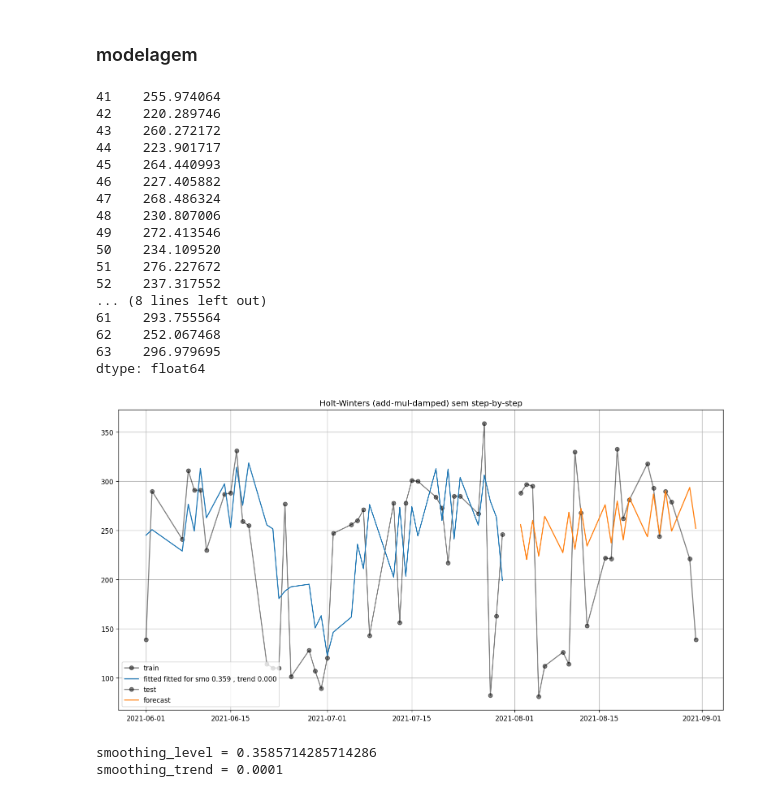
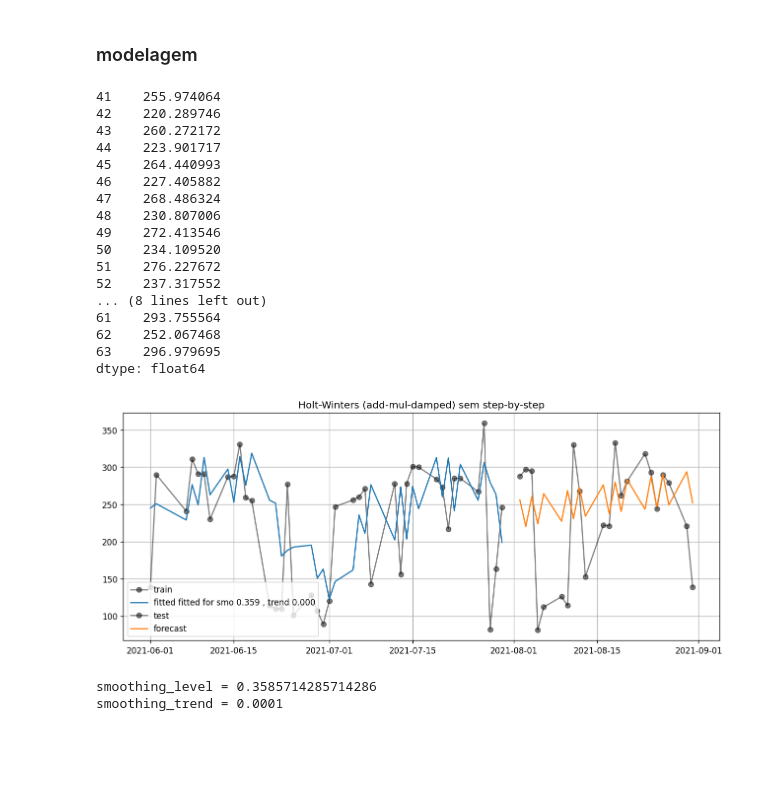
Before and after one commit to guilistocco/TCC_TABELA_DE_HORARIOS, a Jupyter notebook: Notebooks/modelagem OD - Volumes Totais.ipynb, the cells around one changed output. Cells and saved outputs as stored; diff of their text form; code cells hidden in the pictures; blank space fills up the shorter version.

```diff
--- a/Notebooks/modelagem OD - Volumes Totais.ipynb
+++ b/Notebooks/modelagem OD - Volumes Totais.ipynb
@@ -287,7 +321,7 @@ df_results_MA
 | 62 | 2021-08-31 | 139 | 250.461538 |
 63 rows × 3 columns
 # %%
-plt.rcParams["figure.figsize"] = (20,8)
+plt.rcParams["figure.figsize"] = (13,5)
 
 # actual values
 plt.plot(X_train['Data'],X_train['Volume'], marker="o", color="black")
@@ -303,7 +337,7 @@ plt.plot(X_test['Data'],df_results_MA['y_pred'][41:])
 
 plt.grid(visible=True)
 plt.legend(loc = 'upper left', labels = ['y_true', 'fitted', 'test', 'forecast'])
-plt.title('Predição usando Média Móvel de 13 dias')
+plt.title('Predição usando Média Móvel de 13 dias com step-by-step')
 
 plt.show()
 # %% [output]
@@ -386,7 +421,7 @@ smoothing_level = 0.3611241152610771
 | 62 | 2021-08-31 | 139 | 257.885113 |
 63 rows × 3 columns
 # %%
-plt.rcParams["figure.figsize"] = (20,8)
+plt.rcParams["figure.figsize"] = (13,5)
 
 # actual values
 plt.plot(X_train['Data'],X_train['Volume'], marker="o", color="black")
@@ -401,7 +436,7 @@ plt.plot(X_test['Data'],X_test['Volume'], marker="o", color="black", alpha = 0.5
 plt.plot(X_test['Data'],df_results_SES['y_pred'][41:])
 
 plt.legend(loc = 'upper left', labels = ['y_true', 'fitted', 'test', 'forecast'])
-plt.title('Predicao usando Suavizacao Exponencial')
+plt.title('Predição usando Suavização Exponencial com step-by-step')
 plt.grid(visible =True)
 
 plt.show()
@@ -646,7 +681,7 @@ melhor desempenho fica com multiplicative HW damped, mas por muito pouco
 # %% [markdown]
 ### modelagem
 # %%
-plt.figure(figsize=(16, 8))
+plt.figure(figsize=(13,5))
 
 HW4 = ExponentialSmoothing(X_train['Volume'],seasonal_periods=2,trend="add",seasonal="mul",damped_trend=True,use_boxcox=True,initialization_method="estimated").fit()
 
@@ -655,34 +690,34 @@ plt.plot(X_train['Data'],HW4.fittedvalues)
 plt.plot(X_test['Data'],X_test['Volume'], marker="o", color="black", alpha = 0.5)
 plt.plot(X_test['Data'],HW4.forecast(22))
 print(HW4.forecast(23))
 
 plt.legend(loc = 'lower left', labels = ['train',
                     'fitted {}'.format('fitted for smo {:.3f} , trend {:.3f}'.format(HW4.model.params["smoothing_level"], HW4.model.params["smoothing_trend"])),
                     'test', 'forecast'])
 plt.title("Holt-Winters (add-mul-damped) sem step-by-step")
 
 plt.grid(visible=True)
 
 plt.show();
 # %% [output]
 41    255.974064
 42    220.289746
 43    260.272172
 44    223.901717
 45    264.440993
 46    227.405882
 47    268.486324
 48    230.807006
 49    272.413546
 50    234.109520
 51    276.227672
 52    237.317552
 ... (8 lines left out)
 61    293.755564
 62    252.067468
 63    296.979695
 dtype: float64
-[figure, old version]
+[figure, new version]
 # %%
 results = list()
 df_results_HW = pd.DataFrame()
```
Also changed, not shown: parts of 11 cells of this notebook, 17 other files.
